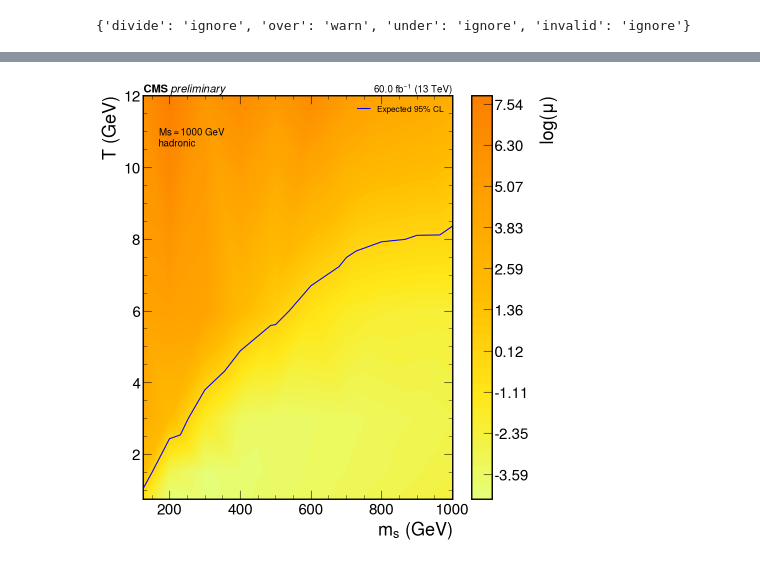
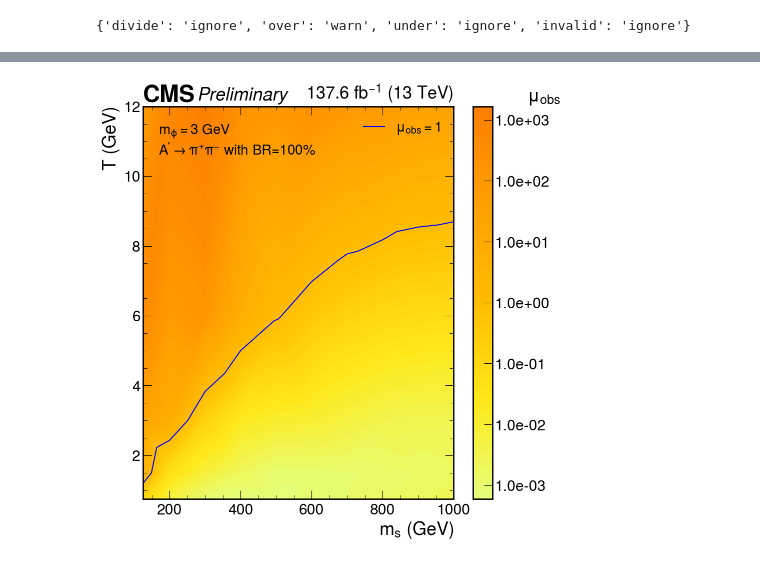
Before and after one commit to SUEPPhysics/SUEPLimits, a Jupyter notebook: notebook_tools/summary-mphi.ipynb, the cells around one changed output, grey strips where cells are left out. Cells and saved outputs as stored; diff of their text form; code cells hidden in the pictures.

```diff
--- a/notebook_tools/summary-mphi.ipynb
+++ b/notebook_tools/summary-mphi.ipynb
@@ -34,3 +34,18 @@ decaymode = 'hadronic'
+# %%
+era = 2018
+decaymode = 'generic'
+lumis = {
+    2016 : 36.3, #36.308
+    2017 : 41.5, #41.471
+    2018 : 59.8, #59.817
+    'combined' : 59.8+41.5+ 36.3
+}
+
+decays = {
+    'hadronic' : r"$A^' \rightarrow e^{+}e^{-},\mu^{+}\mu^{-},\pi^{+}\pi^{-}$ with BR=15,15,70%",
+    'leptonic' : r"$A^' \rightarrow e^{+}e^{-},\mu^{+}\mu^{-},\pi^{+}\pi^{-}$ with BR=40,40,20%",
+    'generic' : r"$A^' \rightarrow \pi^{+}\pi^{-}$ with BR=100%"
+}
 # %%
 def get_limits(fn):
     f = uproot.open(fn)
@@ -121,7 +136,7 @@ def get_params(mphi=mphi,plot=True): #Returns list of all [MSUEP,T,xsec] for a g
     for pair in params:
         try:
             limit = get_limits(get_SUEP_file(Mass=pair[0], mdark=mphi ,t=pair[1] ,decay=decaymode))
-            if limit.shape == (2,5):
+            if limit.shape == (2,6):
                 if plot: plt.scatter(pair[0],pair[1], color="green")
                 skip_bad.append(pair)
             else:
@@ -159,13 +174,12 @@ def plot_SUEP(params=params,unblind=False,tricontour='log'):
     limit_M = [] # SUEP mass
     limit_lm = [] # results for mu
     limit_xs = []
-    mZ = 91.1876
     return_limit = []
 
     for pair in params:
         limit = get_limits(get_SUEP_file(Mass=pair[0], mdark=mphi ,t=pair[1] ,decay=decaymode))
         limit = limit #* pair[2] # To plot the xsection rather than mu
-        if limit.shape == (2, 5):
+        if limit.shape == (2, 6):
             limit_lm.append(limit)
             limit_M.append(pair[0])
             limit_T.append(pair[1])
@@ -180,7 +194,7 @@ def plot_SUEP(params=params,unblind=False,tricontour='log'):
     limit_xs = np.array(limit_xs)
 
     if tricontour == 'log':
-        limit_lm[:,1,:]= np.log(limit_lm[:,1,:]) # Convert mu to logarithm of mu
+        limit_lm[:,1,:]= np.log10(limit_lm[:,1,:]) # Convert mu to logarithm of mu
 
     data = pd.DataFrame(
         {
@@ -191,7 +205,7 @@ def plot_SUEP(params=params,unblind=False,tricontour='log'):
             "exp" : np.array(limit_lm)[:,1,2],
             "p1s" : np.array(limit_lm)[:,1,3],
             "p2s" : np.array(limit_lm)[:,1,4],
-            #"obs" : np.array(limit_lm)[:,1,5],
+            "obs" : np.array(limit_lm)[:,1,5],
         }
     )
 
@@ -202,19 +216,26 @@ def plot_SUEP(params=params,unblind=False,tricontour='log'):
     ax = plt.gca()
 
     if tricontour == 'log':
-        levels = np.linspace(min(data['exp']),max(data['exp']))
-        x = plt.tricontourf(limit_M, limit_T, data['exp'], levels =levels, cmap="Wistia")
-        plt.colorbar().set_label(r'$log(\mu)$',labelpad=15)
+        levels = np.linspace(min(data['obs']),max(data['obs']))
+        plt.tricontourf(limit_M, limit_T, data['obs'], levels =levels, cmap="Wistia")
+
+        #get the colorbar right
+        cb = plt.colorbar()
+        cb.set_label(r'$\mu_{obs}$',labelpad=15,rotation=0,va='bottom')
+        ticks = (np.array(range(math.ceil(min(data['obs'])), math.floor(max(data['obs'])) + 1)))
+        cb.set_ticks(ticks)
+        labels = ['{:.1e}'.format(i) for i in np.power(10., ticks)]
+        cb.set_ticklabels(labels)
+
 
     if tricontour == 'lin':
-        levels = np.logspace(np.log10(min(data['exp'])),np.log10(max(data['exp'])))
-        x = plt.tricontourf(limit_M, limit_T, data['exp'], levels =levels,locator=ticker.LogLocator(), cmap="Wistia")
-        formatter = ticker.LogFormatter(base=10.0, labelOnlyBase=True)
+        levels = np.logspace(np.log10(min(data['obs'])),np.log10(max(data['obs'])))
+        x = plt.tricontourf(limit_M, limit_T, data['obs'], levels =levels,locator=ticker.LogLocator(), cmap="Wistia")
+        formatter = ticker.LogFormatter(base=10, labelOnlyBase=True)
         cb = plt.colorbar(format=formatter, label=r'$\mu$')
-        cb.ax.set_ylabel(r'$\mu$', rotation=0, va='bottom', fontsize=20)
+        cb.ax.set_ylabel(r'$\mu$', rotation=0, va='center', fontsize=20)
         cb.locator = ticker.LogLocator(base=10.0, subs=[1.0], numdecs=7, numticks=45)
         cb.update_ticks()
-
 
 
 
@@ -225,61 +246,50 @@ def plot_SUEP(params=params,unblind=False,tricontour='log'):
     p2 = plt.tricontour(limit_M, limit_T, limit_lm[:,1,2],levels=[0,1],   colors="k", alpha=0) # median expected
     p3 = plt.tricontour(limit_M, limit_T, limit_lm[:,1,3],levels=[0,1],  colors="k", alpha=0) # +1 sigma expected
     # p4 = plt.tricontour(limit_M, limit_T, limit_lm[:,1,4],levels=[0,1],  colors="k", alpha=0) # +2 sigma expected
-    # p5 = plt.tricontour(limit_M, limit_T, limit_lm[:,1,5],levels=[0,1],  colors="k", alpha=0) # observed
+    p5 = plt.tricontour(limit_M, limit_T, limit_lm[:,1,5],levels=[0,1],  colors="k", alpha=0) # observed
 
     if tricontour == 'log': x=0
     if tricontour == 'lin': x=1
     line1 = np.array(p1.collections[x].get_paths()[0].vertices)
     line2 = np.array(p2.collections[x].get_paths()[0].vertices)
     line3 = np.array(p3.collections[x].get_paths()[0].vertices)
     #line4 = np.array(p4.collections[x].get_paths()[0].vertices)
     #line0 = np.array(p0.collections[x].get_paths()[0].vertices)
-    #line5 = np.array(p5.collections[x].get_paths()[0].vertices)
+    line5 = np.array(p5.collections[x].get_paths()[0].vertices)
 
     #plot curve
-    plt.plot(*line2.T, "b-", label="Expected $95\%$ CL")
+    plt.plot(*line5.T, "b-", label="$\mu_{obs}=1$")
 
     plt.xlabel(r"$m_{s}$ (GeV)", x=1, ha='right')
     plt.ylabel(r"$T$ (GeV)", y=1, ha='right')
-    cms = plt.text(
-        0., 1., u"CMS $\it{preliminary}$",
-        fontsize=16, fontweight='bold',
-        horizontalalignment='left',
+
+
+    info = plt.text(
+        0.05, 0.87, r"$m_{{\phi}} = {}$ GeV""\n""{}".format(str(mphi),decays[decaymode]),
+        fontsize=20, horizontalalignment='left',
         verticalalignment='bottom',
         transform=ax.transAxes
     )
-    lumi = plt.text(
-        1., 1., r"%.1f fb$^{-1}$ (13 TeV)" % 60.0,
-        fontsize=14, horizontalalignment='right',
-        verticalalignment='bottom',
-        transform=ax.transAxes
-    )
-
-    info = plt.text(
-        0.05, 0.87, r"$Ms = {}$ GeV""\n""{}".format(str(M),decaymode),
-        fontsize=14, horizontalalignment='left',
-        verticalalignment='bottom',
-        transform=ax.transAxes
-    )
+    hep.cms.label(llabel='Preliminary', data=False, lumi=lumis['combined'], ax=ax) # To add CMS lumi scripts
 
     plt.xlim([125, 1000])
     plt.ylim([mphi/4, mphi*4])
-    plt.legend(loc="upper right", fontsize=12)
+    plt.legend(loc="upper right", fontsize=20)
     plt.tight_layout()
 
     if not os.path.exists('plots'):
         os.makedirs('plots')
     #plt.savefig("{}/color_Temp_mdark_2D_limits_M{}_{}.pdf".format(outdir,M,decay), bbox_inches='tight')
     #plt.savefig("{}/Color_Temp_mdark_2D_limits_M{}_{}.png".format(outdir,M,decay), bbox_inches='tight')
     plt.show()
 
 
-    return (line1,line2,line3)
+    return (line1,line2,line3,line5)
 
 mphi = 3
 params = get_params(mphi,plot=False)
 _=plot_SUEP(params)
 # %% [output]
-[figure, old version]
+[figure, new version]
 # %%
 lines = []
```
Also changed, not shown: parts of 6 cells of this notebook, 3 other files.
